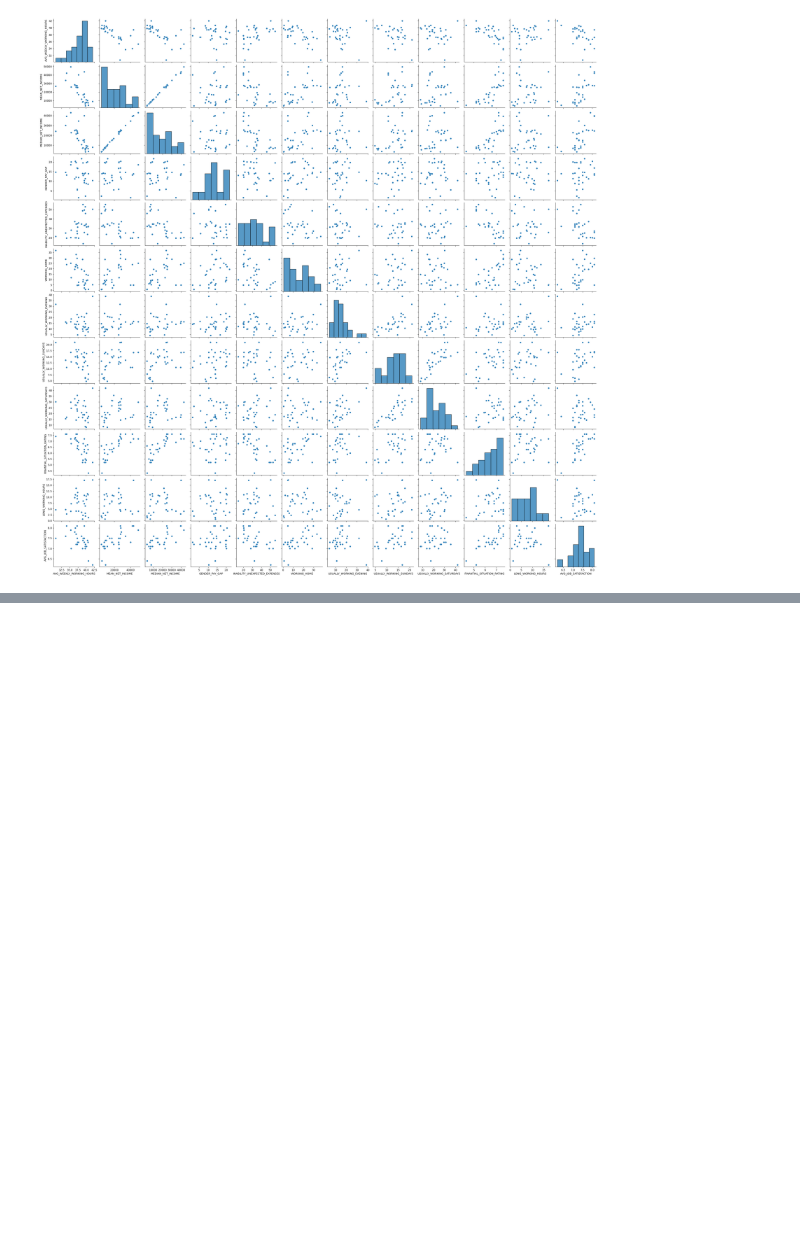
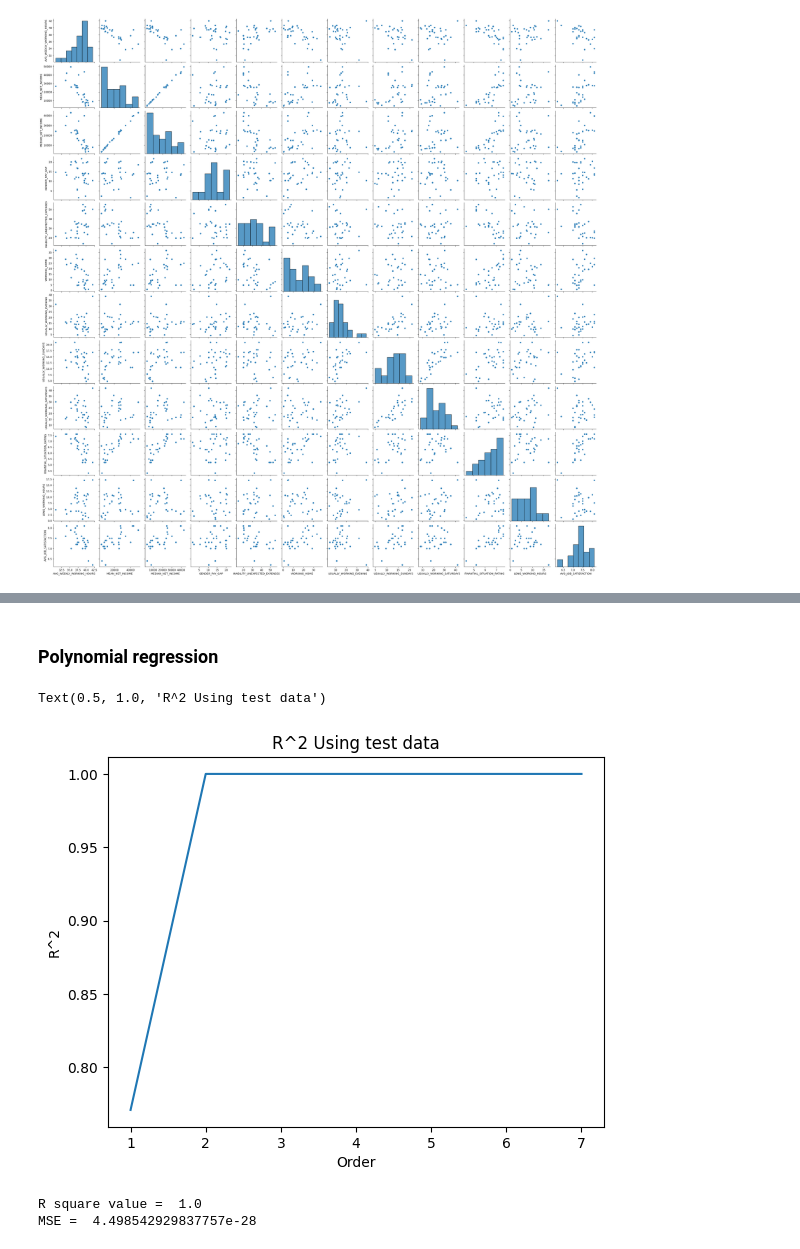
Before and after one commit to OsvaldoValdivia/P4-Job_satisfaction, a Jupyter notebook: P4-Job_satisfaction.ipynb, the cells around one changed output, grey strips where cells are left out. Saved outputs shown, nothing was run; the diff lists cells and outputs as text; code cells hidden in the pictures; blank space fills up the shorter version.

```diff
--- a/P4-Job_satisfaction.ipynb
+++ b/P4-Job_satisfaction.ipynb
@@ -449,0 +648,14 @@ The figure layout has changed to tight
+# %%
+from sklearn.linear_model import LinearRegression
+
+# Create a LinearModel object
+lm = LinearRegression()
+
+# Prepare our indicators
+indicators = variables.copy()
+indicators.remove("AVG_JOB_SATISFACTION")
+indicators.remove("MEDIAN_NET_INCOME")
+
+# Prepare our datasets
+X = inputed_data[indicators]
+Y = inputed_data[["AVG_JOB_SATISFACTION"]]
@@ -449,0 +715,2 @@ The figure layout has changed to tight
+# %% [markdown]
+### Polynomial regression
@@ -449,0 +721,44 @@ The figure layout has changed to tight
+# %%
+rsqu_test = []
+order = [1,2,3,4,5,6,7]
+
+for n in order :
+    # Create a polynomial transformation of degree n
+    pf = PolynomialFeatures(degree = n)
+    x_train_pr = pf.fit_transform(X)
+
+    # Create a Linear regression model
+    poly = LinearRegression()
+    poly.fit(x_train_pr, Y)
+
+    # Add our score to the list
+    rsqu_test.append(poly.score(x_train_pr, Y))
+
+
+plt.plot(order, rsqu_test)
+plt.xlabel("Order")
+plt.ylabel("R^2")
+plt.title("R^2 Using test data")
+# %% [output]
+Text(0.5, 1.0, 'R^2 Using test data')
+[figure, added]
+# %%
+pf = PolynomialFeatures(degree = 2)
+x_train_pr = pf.fit_transform(X)
+
+# Create a Linear regression model
+poly = LinearRegression()
+poly.fit(x_train_pr, Y)
+
+# Create our predictions
+yhat = poly.predict(x_train_pr)
+
+# In sample evaluation
+R1 = poly.score(x_train_pr, Y)
+MSE1 = mean_squared_error(Y,yhat)
+
+print("R square value = ",R1)
+print("MSE = ", MSE1)
+# %% [output]
+R square value =  1.0
+MSE =  4.498542929837757e-28
```
Also changed, not shown: parts of 36 cells of this notebook, 2 other files.
